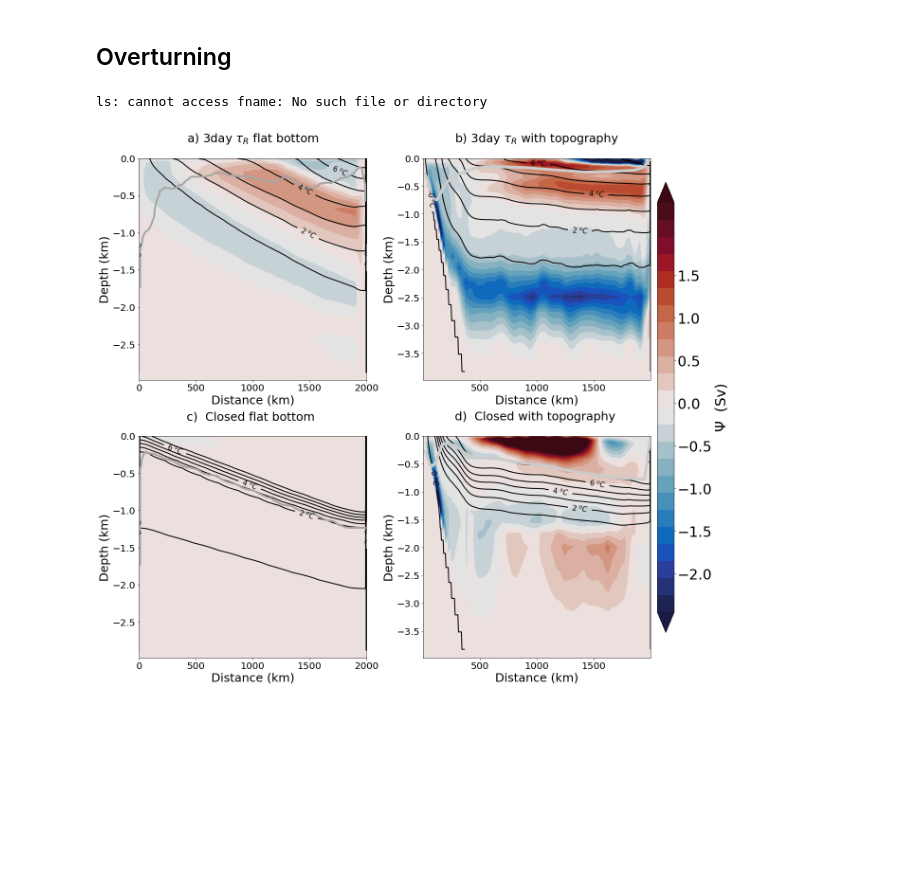
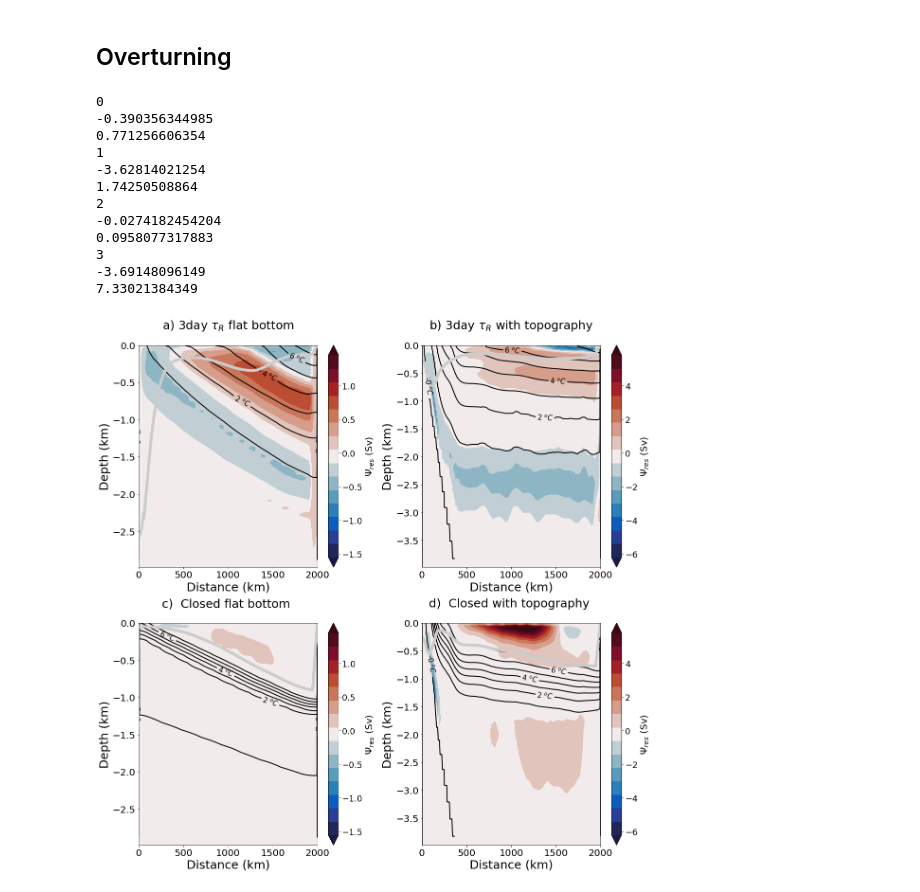
Before and after one commit to hlburns/Current_notebooks, a Jupyter notebook: Nchannel_Flat/Part2/Effects of topography.ipynb, the cells around one changed output. Drawn from its saved outputs; the diff is of its cells as text; code cells hidden in the pictures; blank space fills up the shorter version.

```diff
--- a/Nchannel_Flat/Part2/Effects of topography.ipynb
+++ b/Nchannel_Flat/Part2/Effects of topography.ipynb
@@ -27,13 +28,9 @@ Runs=np.array(tau)
 Figletter = ['a) ','b) ','c) ','d) ','e)','f)','g)','h)','j)']
 # %% [markdown]
 ## Overturning ##
-# %%
-ls fname
-# %% [output]
-ls: cannot access fname: No such file or directory
 # %%
 fig = plt.figure(figsize=(16.5, 16.5))
-Psi_levs = np.arange(-2.5, 2.5, .2)+0.05
+Psi_levs = np.arange(-1.6, 1.6, .2)+0.05
 Psi_ticks =np.arange(-2., 2., .5)
 Q_levs = np.arange(-0., 8., 1)
 for i in range(len(Runs)):
@@ -46,7 +43,8 @@ for i in range(len(Runs)):
     npad = ((0, 1), (0, 0))
     Psi = np.pad(Psi, pad_width=npad, mode='constant', constant_values=0)
     scale= 1
-
+    if i==1 or i==3:
+        scale=4
 
     ax = fig.add_subplot(2, 2, i+1)
     p = ax.contourf(c.yc/1000, c.zf/1000,
@@ -58,56 +56,53 @@ for i in range(len(Runs)):
     # Plot mixed layer depth via layer probability
     g = layers_calc.LayersComputer(c)
     PI = c.mnc('PSI.nc', "LaPs1TH").mean(axis=2)
     th = c.mnc('PSI.nc', "LaHs1TH").mean(axis=2)
     PIz = g.transform_g_to_z(PI, th)
     # Remove some nonsense
     PIz[-5::, 50::] = np.nan
+    print i
     # Plot very messy contour of lowest depth layer might not occur.
     # Check rough consistencey with MLD intitially then remove from code
     # mld = c.mnc('MLD.nc','MXLDEPTH')[0,:,:].mean(axis=1)
     #R = ax.plot(c.yc/1000, SG.savitzky_golay(-mld/1000, 21, 1), scalex=False,
     #            scaley=False, color='0.8', linestyle='-', linewidth=6)
     # Closed fixed Q run is a bit more variable with large top diabatic layer
-    if i==0 or i==2:
-        P = 0.9999999
-
-        r = ax.contour(c.yg/1000, c.zc/1000, PIz, [P],
-                   colors='0.75', linewidths=3)
-        # Extract the contour data
-        dat0 = r.allsegs[0][0]
-        # On inspection there are 2 contours picked up in closed scenario
-        # Choose the sensible one!
-        if i==2:
-            dat0= r.allsegs[0][1]
 
 
-        # Plot nice thick smoothed line!
-        s = ax.plot(dat0[10:-10,0],SG.savitzky_golay(dat0[10:-10,1],27,1),color='0.65', linewidth=4)
-        # Remove the messy countour
-        ax.collections.pop(-1)
-    if i==1 or i==3:
-        mld = c.mnc('MLD.nc','MXLDEPTH')[0,:,:].mean(axis=1)
-        R = ax.plot(c.yc/1000, SG.savitzky_golay(-mld/1000, 21, 1), scalex=False,
+    mld = c.mnc('MLD.nc','MXLDEPTH')[0,:,:].mean(axis=1)
+    R = ax.plot(c.yc/1000, SG.savitzky_golay(-mld/1000, 21, 1), scalex=False,
                 scaley=False, color='0.8', linestyle='-', linewidth=6)
+    cbar = fig.colorbar(p, ax=ax,ticks=Psi_ticks*scale)
+    cbar.ax.tick_params(labelsize=18)
+    cbar.ax.set_ylabel(r'$\Psi  _{res} $ (Sv)', fontsize=20, )
     if str(Figletter[i])=='a) ':
         ax.set_title(str(Figletter[i])+r'3day $ \tau _{R} $ flat bottom' +'\n', fontsize=25)
     elif str(Figletter[i])=='b) ':
         ax.set_title(str(Figletter[i])+r'3day $ \tau _R $ with topography' +' \n', fontsize=25)
     elif str(Figletter[i])=='c) ':
         ax.set_title(str(Figletter[i])+r' Closed flat bottom ' +'\n', fontsize=25)
     elif str(Figletter[i])=='d) ':
         ax.set_title(str(Figletter[i])+r' Closed with topography ' +'\n', fontsize=25)
 
-
+    print np.min(Psi[c.zf<-1000])
+    print np.max(Psi)
     ax.set_xlabel('Distance (km)', fontsize=25)
     ax.set_ylabel('Depth (km)', fontsize=25)
     ax.tick_params(axis='both', which='major', labelsize=20)
 plt.tight_layout()
-cax = fig.add_axes([1, 0.1, 0.03, 0.8])
-cbar = fig.colorbar(p, cax=cax, ticks=Psi_ticks)
-cbar.ax.set_ylabel('$\Psi$  (Sv)', fontsize=30, )
-cbar.ax.tick_params(labelsize=30)
 # %% [output]
+0
+-0.390356344985
+0.771256606354
+1
+-3.62814021254
+1.74250508864
+2
+-0.0274182454204
+0.0958077317883
+3
+-3.69148096149
+7.33021384349
-[figure, old version]
+[figure, new version]
 # %%
 fig = plt.figure(figsize=(16.5, 16.5))
```
Also changed, not shown: parts of 18 cells of this notebook, 9 other files.
